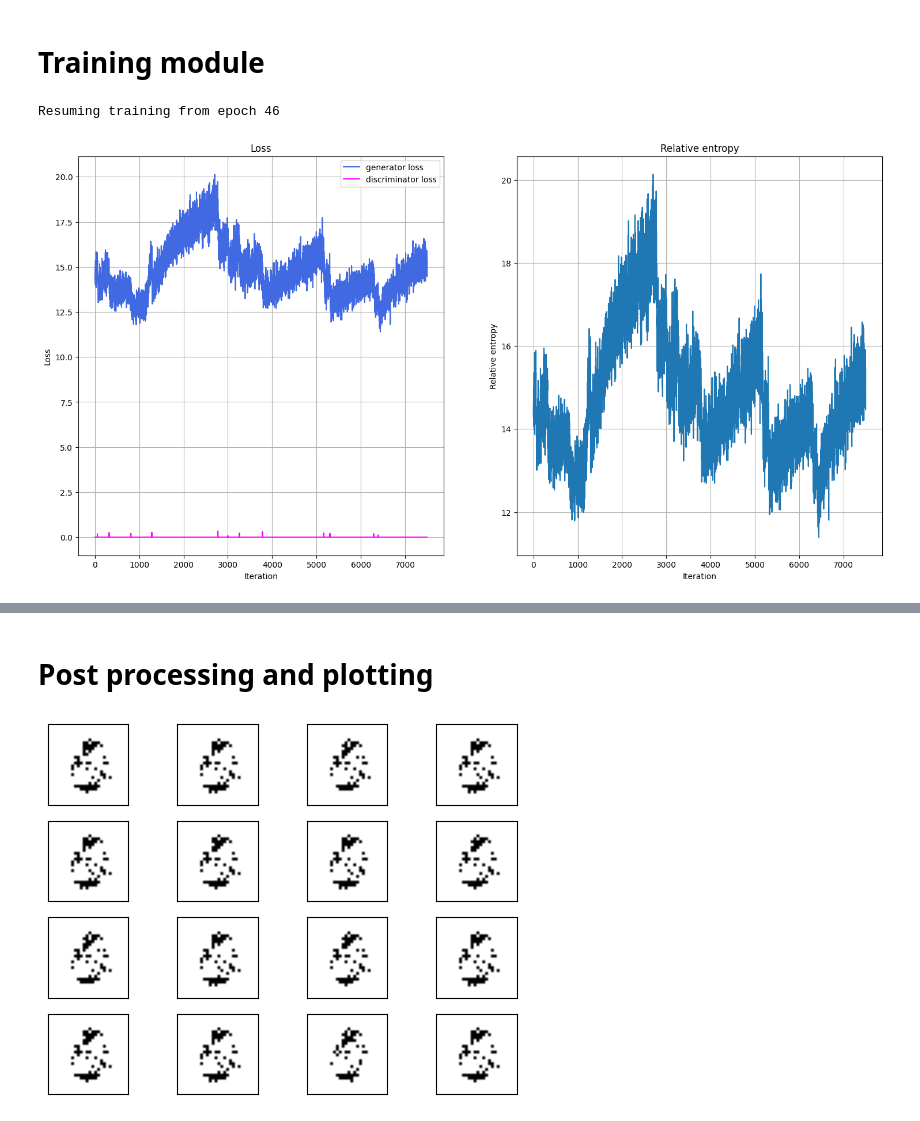
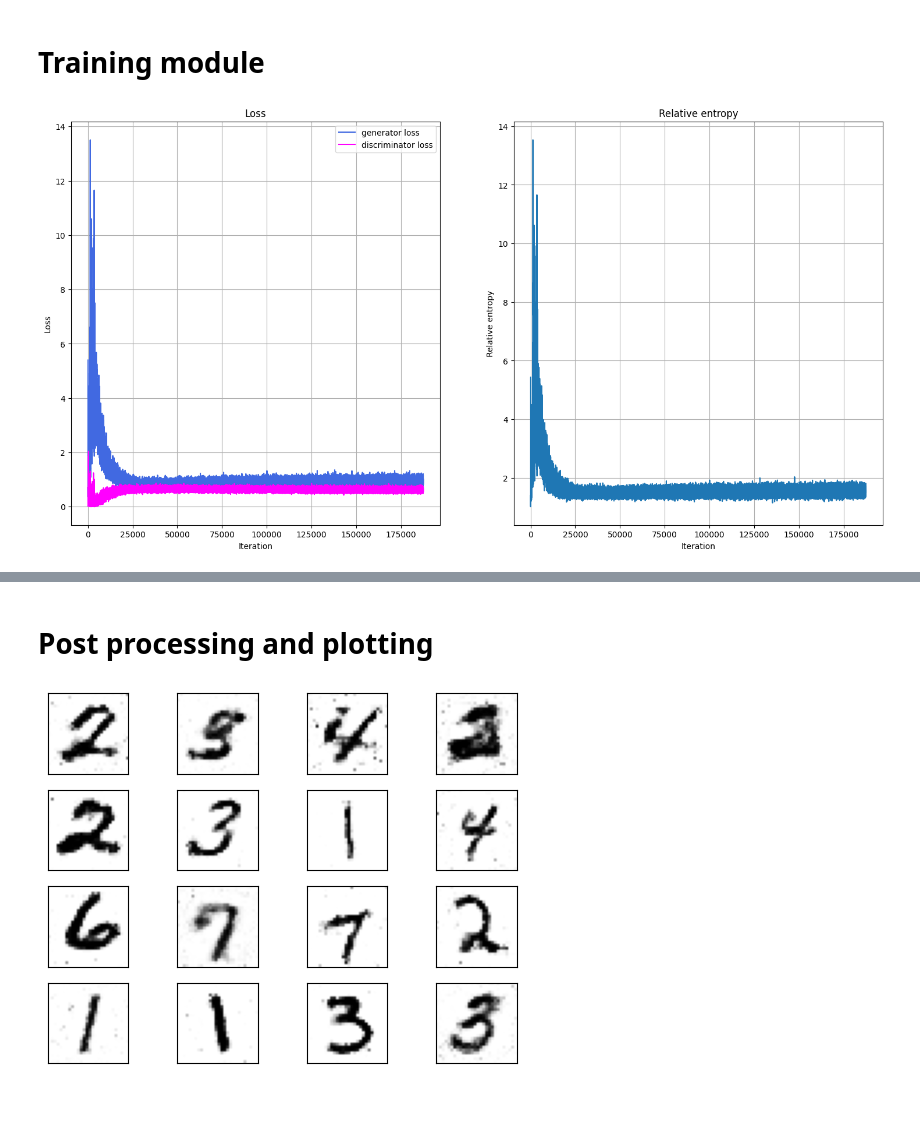
Before and after one commit to HydroXCarbon/HybridQuantumGAN, a Jupyter notebook: notebook/models/CGAN_unstructure_data.ipynb, the cells around one changed output, grey strips where cells are left out. Drawn from its saved outputs; the diff is of its cells as text; code cells hidden in the pictures.

```diff
--- a/notebook/models/CGAN_unstructure_data.ipynb
+++ b/notebook/models/CGAN_unstructure_data.ipynb
@@ -108,7 +108,7 @@ generator = Generator().to(device=device)
 # Set up
 d_lr = 0.0001
 g_lr = 0.0002
-num_epochs = 50
+num_epochs = 100
 loss_function = nn.BCELoss()
 
 optimizer_discriminator = torch.optim.Adam(discriminator.parameters(), lr=d_lr)
@@ -149,8 +149,8 @@ def plot_training_progress(generator_loss_values, discriminator_loss_values, ent
     plt.show()
 # %%
 # Check if checkpoints exist and load them
-discriminator_checkpoint_path = os.path.join(checkpoint_folder, 'discriminator.pth')
-generator_checkpoint_path = os.path.join(checkpoint_folder, 'generator.pth')
+discriminator_checkpoint_path = os.path.join(checkpoint_dir, 'classical_discriminator.pth')
+generator_checkpoint_path = os.path.join(checkpoint_dir, 'generator.pth')
 start_epoch = 0
 
 if os.path.exists(discriminator_checkpoint_path):
@@ -166,8 +166,6 @@ if os.path.exists(generator_checkpoint_path):
     generator_checkpoint = torch.load(generator_checkpoint_path)
     generator.load_state_dict(generator_checkpoint['model_state_dict'])
     optimizer_generator.load_state_dict(generator_checkpoint['optimizer_state_dict'])
-# %% [output]
-Resuming training from epoch 46
 # %%
 generator_loss_values = []
 discriminator_loss_values = []
@@ -217,33 +215,33 @@ for epoch in range(start_epoch, num_epochs):
         optimizer_generator.step()
 
         # Store loss for plotting
         generator_loss_values.append(loss_generator.cpu().detach().numpy())
         discriminator_loss_values.append(loss_discriminator.cpu().detach().numpy())
         entropy_values.append(loss_generator.cpu().detach().numpy() + loss_discriminator.cpu().detach().numpy())
 
     # Show loss
     plot_training_progress(generator_loss_values, discriminator_loss_values, entropy_values)
     print(f"Epoch: {epoch} Loss D.: {loss_discriminator} Loss G.: {loss_generator}")
 
     # Save Checkpoints for every 10 epoch
     if epoch % 5 == 0:
 
         # Saving the discriminator's state
-        discriminator_path = os.path.join(checkpoint_folder, f'discriminator.pth')
+        discriminator_path = os.path.join(checkpoint_dir, f'classical_discriminator.pth')
         torch.save({
             'epoch': epoch,
             'model_state_dict': discriminator.state_dict(),
             'optimizer_state_dict': optimizer_discriminator.state_dict(),
             'loss': loss_discriminator.item(),
         }, discriminator_path)
 
         # Saving the generator's state
-        generator_path = os.path.join(checkpoint_folder, f'generator.pth')
+        generator_path = os.path.join(checkpoint_dir, f'generator.pth')
         torch.save({
             'epoch': epoch,
             'model_state_dict': generator.state_dict(),
             'optimizer_state_dict': optimizer_generator.state_dict(),
             'loss': loss_generator.item(),
         }, generator_path)
 # %% [output]
-[figure, old version]
+[figure, new version]
@@ -260,4 +258,4 @@ for i in range(16):
     plt.xticks([])
     plt.yticks([])
 # %% [output]
-[figure, old version]
+[figure, new version]
```
Also changed, not shown: parts of 1 cell of this notebook, 12 other files.
